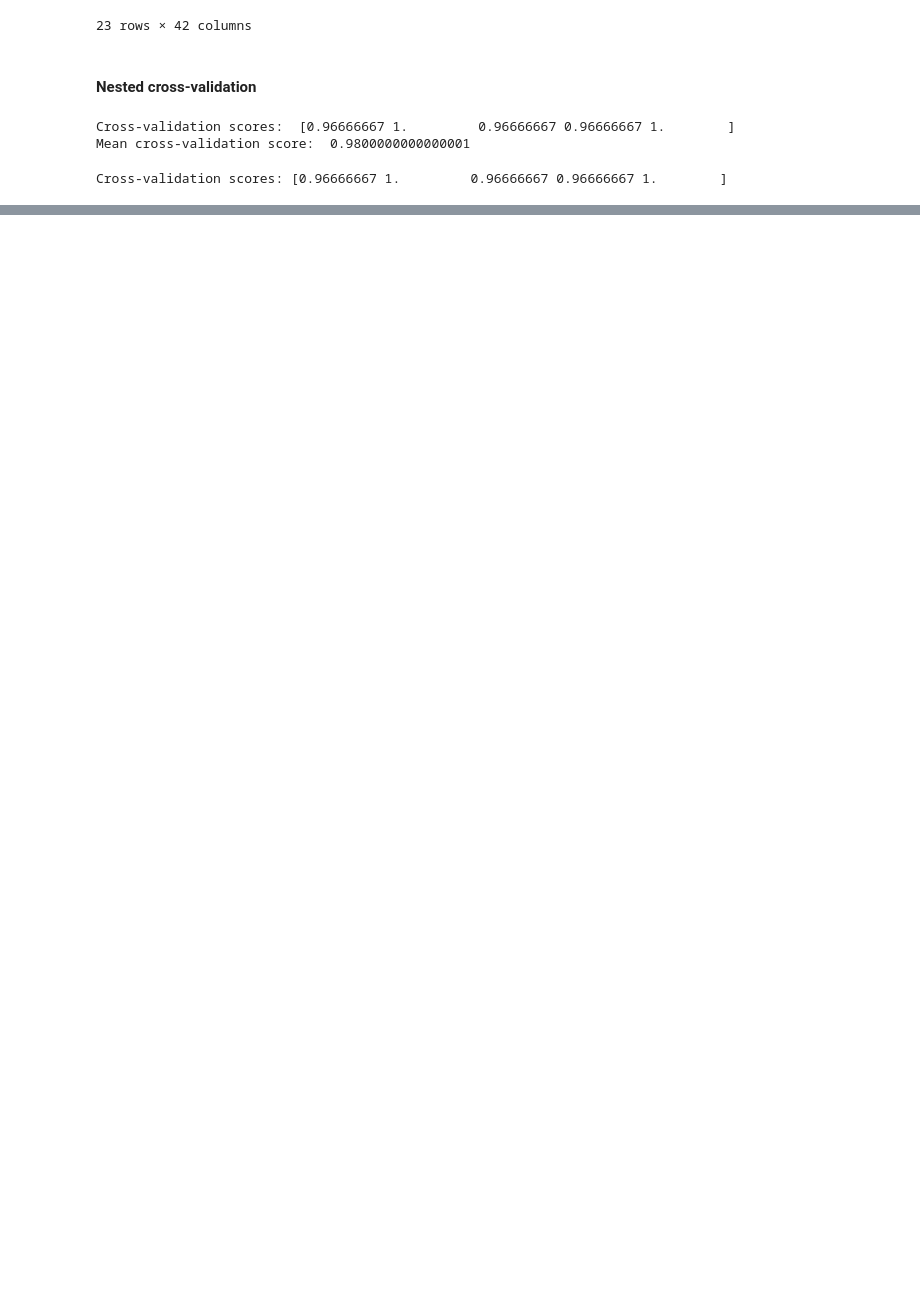
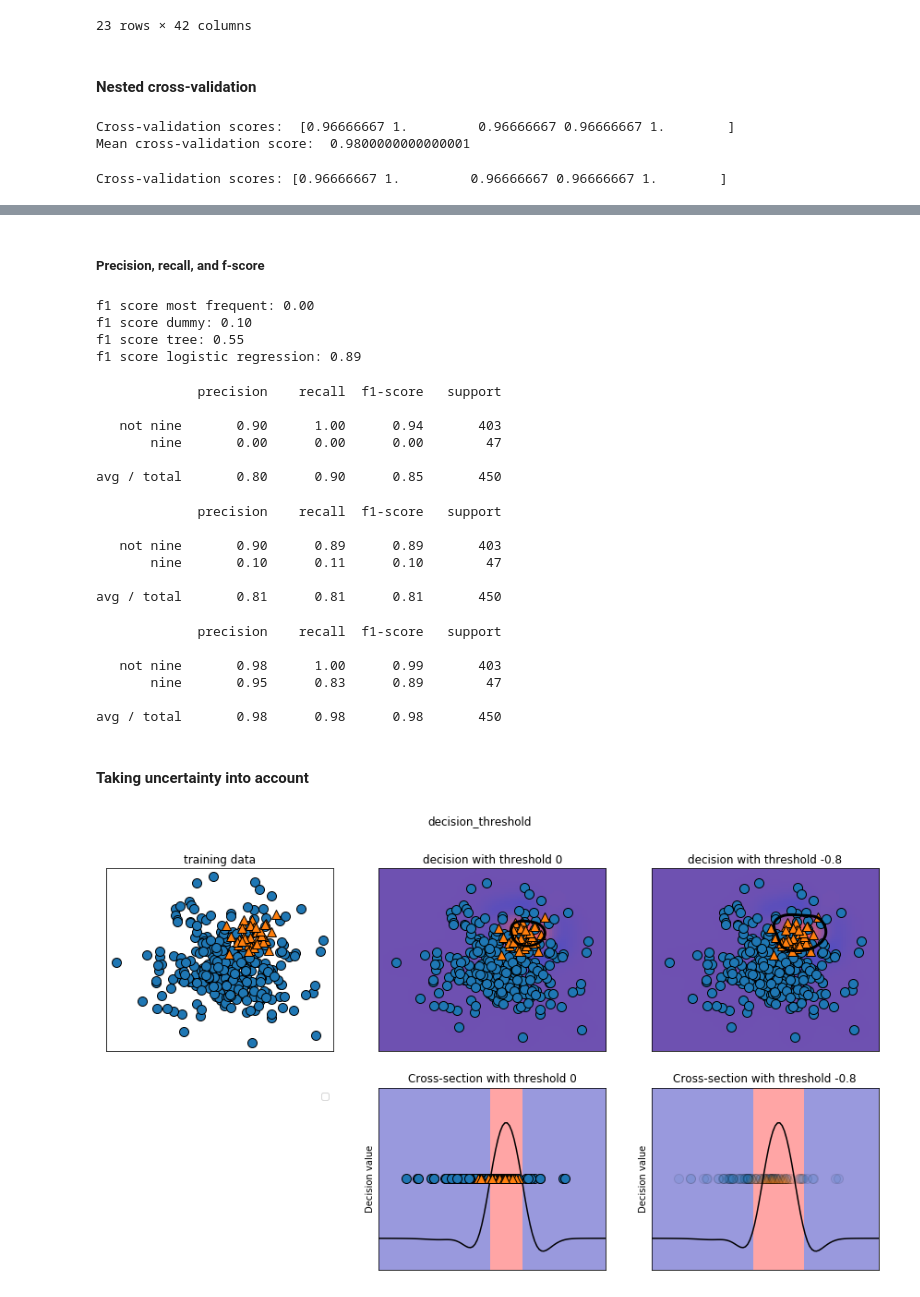
Before and after one commit to rodferro/introduction-to-ml, a Jupyter notebook: 05-model-evaluation-and-improvement.ipynb, the cells around one changed output, grey strips where cells are left out. Cells and saved outputs as stored; diff of their text form; code cells hidden in the pictures; blank space fills up the shorter version.

Commit message:
Add Evaluation Metrics and Scoring

```diff
--- a/05-model-evaluation-and-improvement.ipynb
+++ b/05-model-evaluation-and-improvement.ipynb
@@ -440,0 +528,48 @@ Cross-validation scores: [0.96666667 1.         0.96666667 0.96666667 1.
+# %% [markdown]
+##### Precision, recall, and f-score
+# %%
+from sklearn.metrics import f1_score
+print("f1 score most frequent: {:.2f}".format(
+    f1_score(y_test, pred_most_frequent)))
+print("f1 score dummy: {:.2f}".format(f1_score(y_test, pred_dummy)))
+print("f1 score tree: {:.2f}".format(f1_score(y_test, pred_tree)))
+print("f1 score logistic regression: {:.2f}".format(
+    f1_score(y_test, pred_logreg)))
+# %% [output]
+f1 score most frequent: 0.00
+f1 score dummy: 0.10
+f1 score tree: 0.55
+f1 score logistic regression: 0.89
+# %%
+from sklearn.metrics import classification_report
+print(classification_report(y_test, pred_most_frequent,
+                            target_names=["not nine", "nine"]))
+# %% [output]
+             precision    recall  f1-score   support
+
+   not nine       0.90      1.00      0.94       403
+       nine       0.00      0.00      0.00        47
+
+avg / total       0.80      0.90      0.85       450
+# %%
+print(classification_report(y_test, pred_dummy,
+                            target_names=["not nine", "nine"]))
+# %% [output]
+             precision    recall  f1-score   support
+
+   not nine       0.90      0.89      0.89       403
+       nine       0.10      0.11      0.10        47
+
+avg / total       0.81      0.81      0.81       450
+# %%
+print(classification_report(y_test, pred_logreg,
+                            target_names=["not nine", "nine"]))
+# %% [output]
+             precision    recall  f1-score   support
+
+   not nine       0.98      1.00      0.99       403
+       nine       0.95      0.83      0.89        47
+
+avg / total       0.98      0.98      0.98       450
+# %% [markdown]
+#### Taking uncertainty into account
@@ -440,0 +582,4 @@ Cross-validation scores: [0.96666667 1.         0.96666667 0.96666667 1.
+# %%
+mglearn.plots.plot_decision_threshold()
+# %% [output]
+[figure, added]
```
Also changed, not shown: parts of 37 cells of this notebook.
